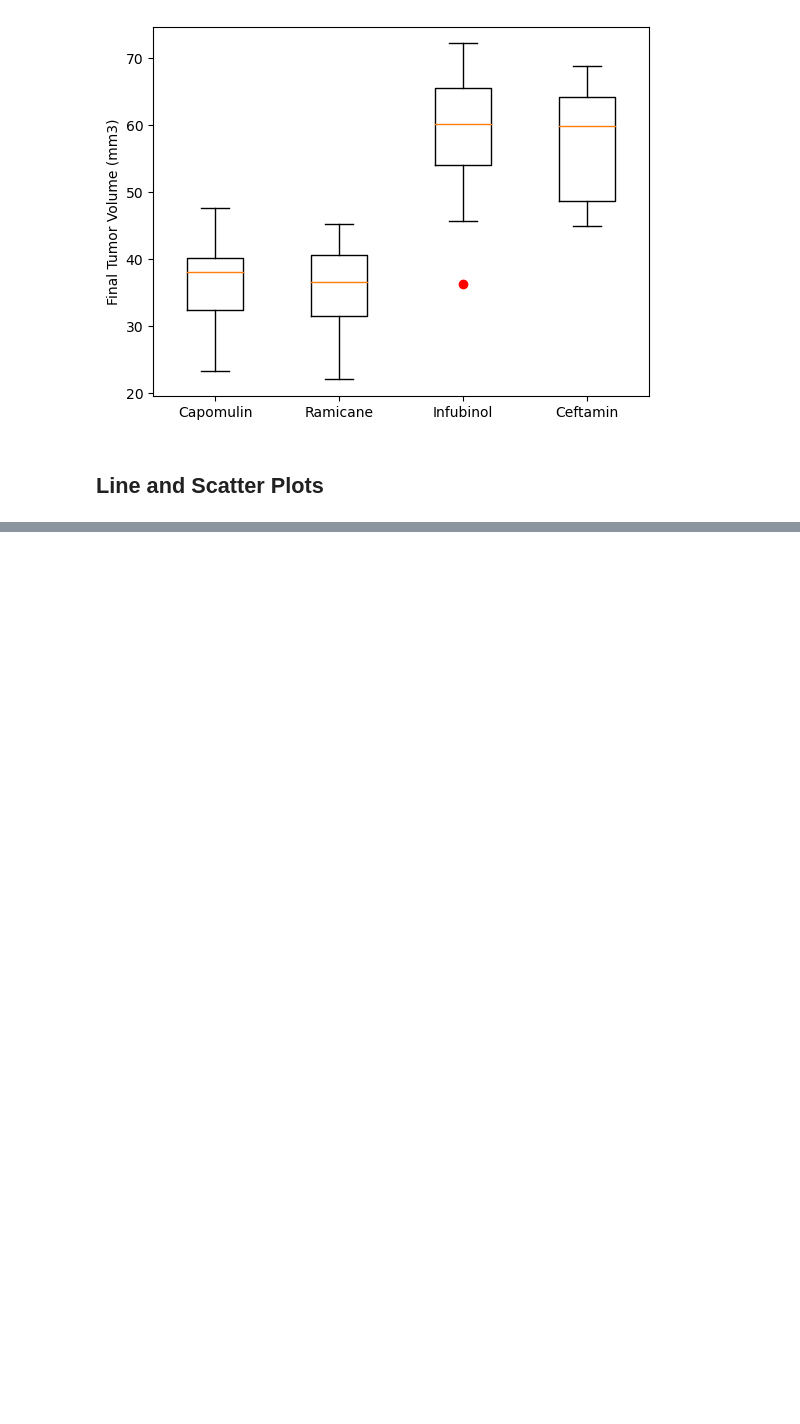
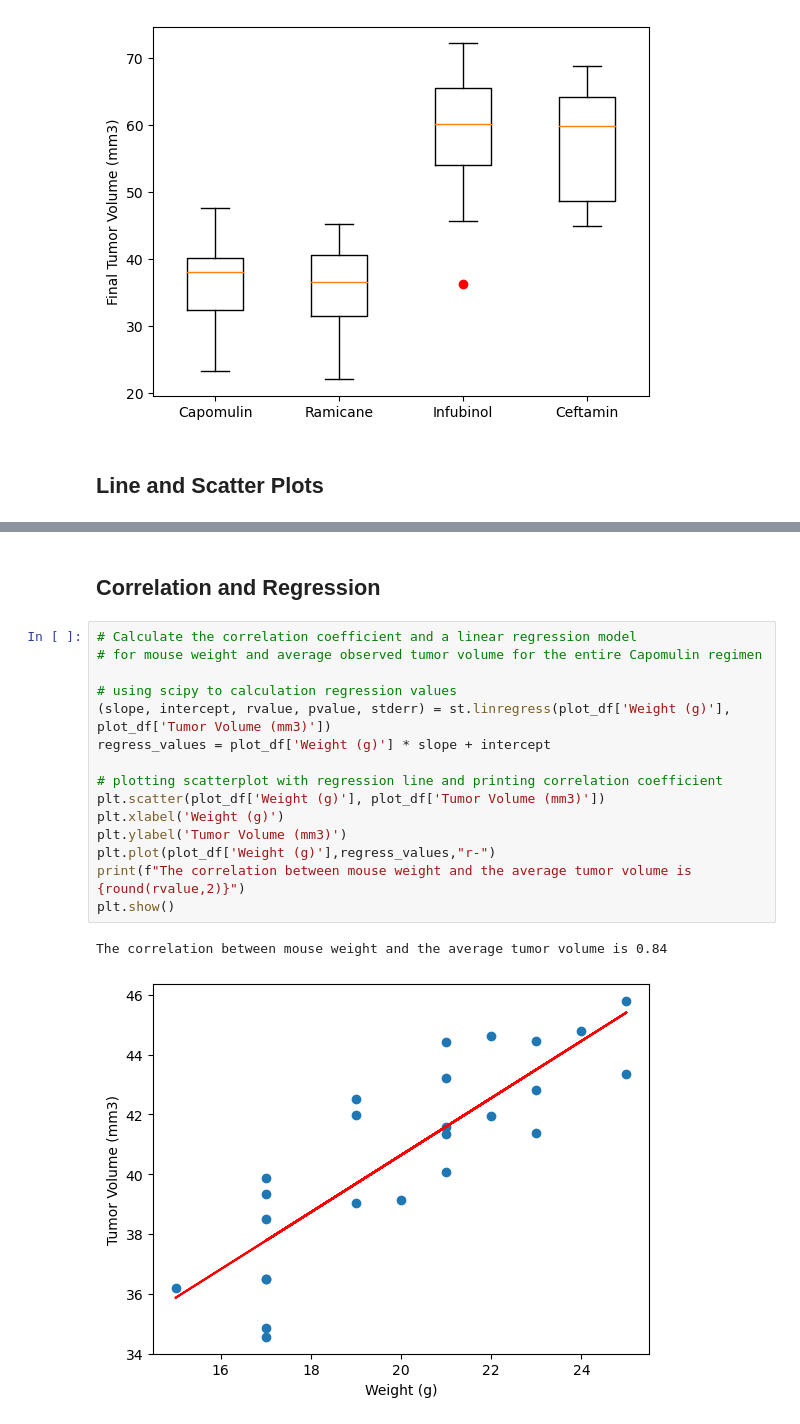
Before and after one commit to griffinracey/matplotlib-challenge, a Jupyter notebook: Pymaceuticals/main.ipynb, the cells around one changed output, grey strips where cells are left out. Saved outputs shown, nothing was run; the diff lists cells and outputs as text; blank space fills up the shorter version.

```diff
--- a/Pymaceuticals/main.ipynb
+++ b/Pymaceuticals/main.ipynb
@@ -244,0 +276,20 @@ plt.show()
+# %% [markdown]
+## Correlation and Regression
+# %%
+# Calculate the correlation coefficient and a linear regression model
+# for mouse weight and average observed tumor volume for the entire Capomulin regimen
+
+# using scipy to calculation regression values
+(slope, intercept, rvalue, pvalue, stderr) = st.linregress(plot_df['Weight (g)'], plot_df['Tumor Volume (mm3)'])
+regress_values = plot_df['Weight (g)'] * slope + intercept
+
+# plotting scatterplot with regression line and printing correlation coefficient
+plt.scatter(plot_df['Weight (g)'], plot_df['Tumor Volume (mm3)'])
+plt.xlabel('Weight (g)')
+plt.ylabel('Tumor Volume (mm3)')
+plt.plot(plot_df['Weight (g)'],regress_values,"r-")
+print(f"The correlation between mouse weight and the average tumor volume is {round(rvalue,2)}")
+plt.show()
+# %% [output]
+The correlation between mouse weight and the average tumor volume is 0.84
+[figure, added]
```
Also changed, not shown: parts of 4 cells of this notebook.
